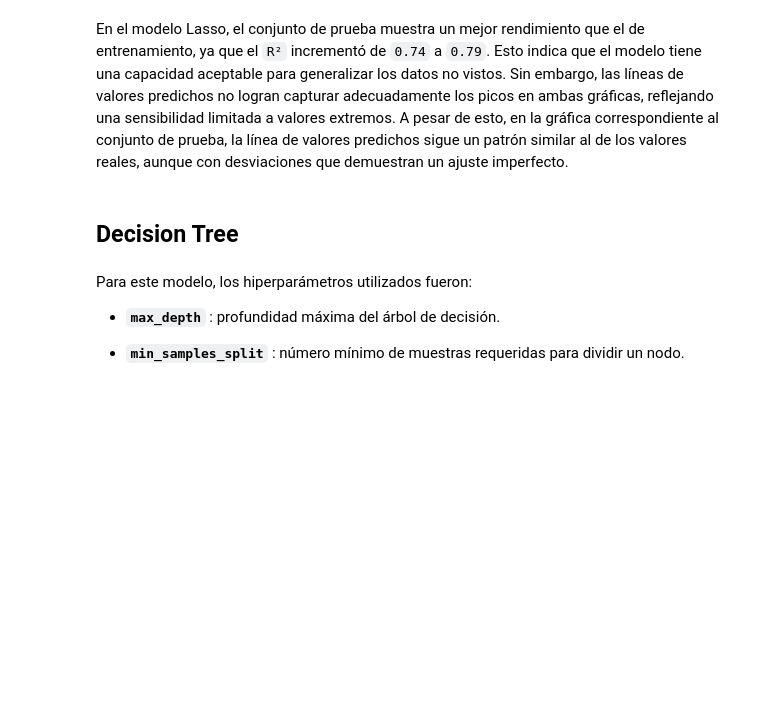
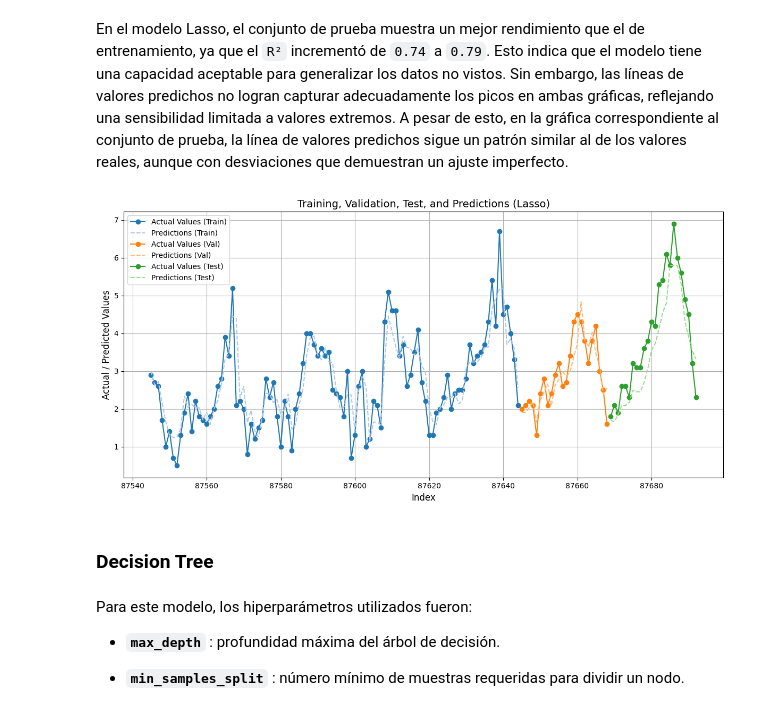
Before and after one commit to valecabrera21/ProyectoFinalML, a Jupyter notebook: _sources/Modelos.ipynb, the cells around one changed output. Cells and saved outputs as stored; diff of their text form; code cells hidden in the pictures; blank space fills up the shorter version.

```diff
--- a/_sources/Modelos.ipynb
+++ b/_sources/Modelos.ipynb
@@ -348,3 +404,6 @@ Best R²: 0.7355674278906983
 Best alpha: 0.41363636363636364, Best max_iter: 1000, Best tol: 0.0001
 # %% [markdown]
 Luego de entrenar el modelo con los datos de entrenamiento y realizar predicciones en el conjunto de validación, se evaluaron las combinaciones de hiperparámetros. La mejor de estas, que alcanzó el mayor valor de R² entre todos, fue `alpha = 0.41363636363636364`, `max_iter = 1000` y `tol = 0.0001`, con un `R² de 0.7355`.
+# %%
+y_predlasso = lasso.predict(X_val)
+y_predlasso
@@ -419,5 +475,34 @@ with open("C:/Users/valcd/OneDrive/Escritorio/MachinelearningUN/modelolasso.pkl"
+# %%
+train_indices = np.arange(len(y_train) - 100, len(y_train))
+y_train_subset = y_train[-100:]
+ypredtrainlasso_subset = ypredtrainlasso[-100:]
+
+val_indices = np.arange(len(y_train), len(y_train) + len(y_val))
+test_indices = np.arange(len(y_train) + len(y_val), len(y_train) + len(y_val) + len(y_test))
+
+plt.figure(figsize=(12, 6))
+
+plt.plot(train_indices, y_train_subset, label="Actual Values (Train)", marker='o', color='#1f77b4')
+plt.plot(train_indices, ypredtrainlasso_subset, label="Predictions (Train)", linestyle='--', color='#aec7e8')
+
+plt.plot(val_indices, y_val, label="Actual Values (Val)", marker='o', color='#ff7f0e')
+plt.plot(val_indices, y_predlasso, label="Predictions (Val)", linestyle='--', color='#ffbb78')
+
+plt.plot(test_indices, y_test, label="Actual Values (Test)", marker='o', color='#2ca02c')
+plt.plot(test_indices, ypredlasso, label="Predictions (Test)", linestyle='--', color='#98df8a')
+
+plt.title("Training, Validation, Test, and Predictions (Lasso)", fontsize=14)
+plt.xlabel("Index", fontsize=12)
+plt.ylabel("Actual / Predicted Values", fontsize=12)
+plt.legend()
+plt.grid(True)
+plt.tight_layout()
+
+plt.show()
+# %% [output]
+[figure, added]
 # %% [markdown]
-## **Decision Tree**
+### **Decision Tree**
 # %% [markdown]
 Para este modelo, los hiperparámetros utilizados fueron:
 
```
Also changed, not shown: parts of 46 cells of this notebook, 9 other files.
